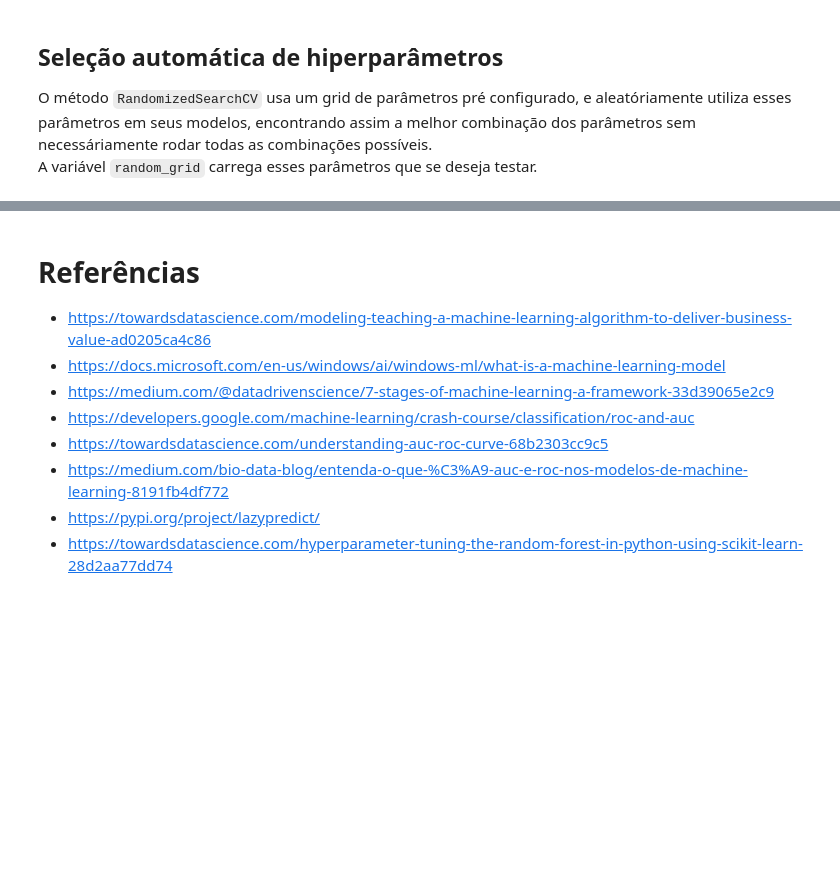
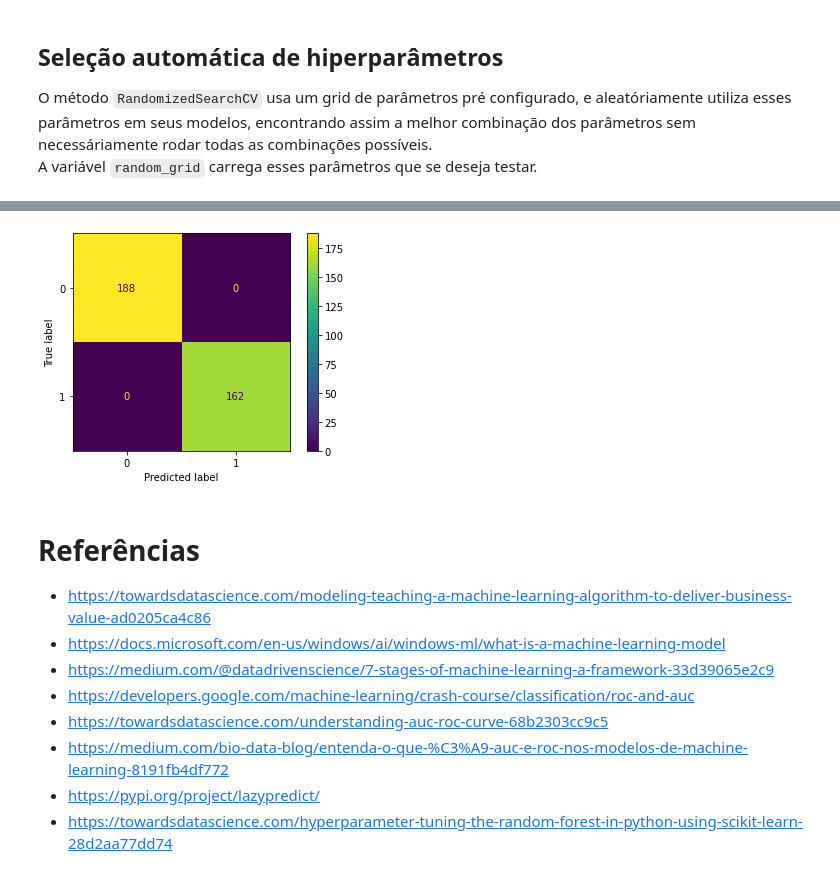
Before and after one commit to fdrigui/covid19_icu_admission_prediction, a Jupyter notebook: notebooks/4.0_Modeling.ipynb, the cells around one changed output, grey strips where cells are left out. Cells and saved outputs as stored; diff of their text form; code cells hidden in the pictures; blank space fills up the shorter version.

```diff
--- a/notebooks/4.0_Modeling.ipynb
+++ b/notebooks/4.0_Modeling.ipynb
@@ -224,3 +251,10 @@ RandomForestClassifier: AUC Mean: 0.8, AUC Std: 0.052, AUC CI: 0.7 - 0.9
+# %%
+from sklearn.metrics import plot_confusion_matrix
+
+plot_confusion_matrix(rf_clf, df.drop('ICU', axis=1), df['ICU'])
+plt.show()
+# %% [output]
+[figure, added]
 # %% [markdown]
 # Referências
 * https://towardsdatascience.com/modeling-teaching-a-machine-learning-algorithm-to-deliver-business-value-ad0205ca4c86
```
Also changed, not shown: parts of 16 cells of this notebook, 4 other files.
